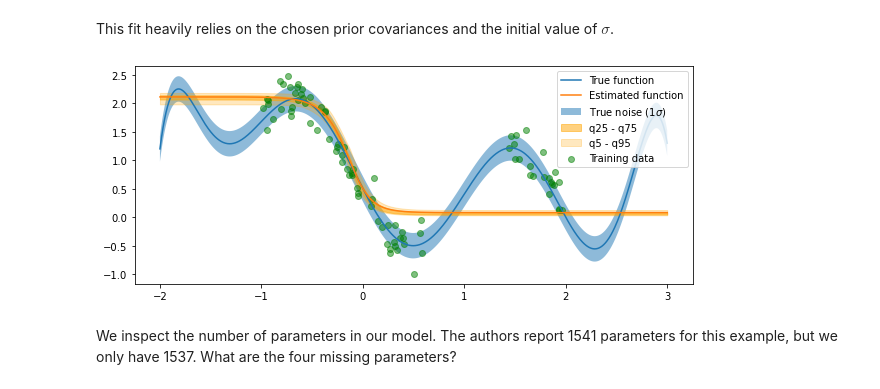
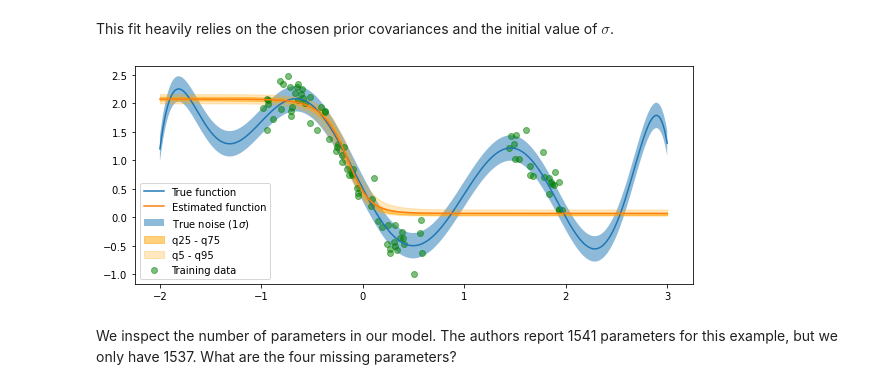
Before and after one commit to ltdung/WHVI, a Jupyter notebook: experiments/Toy example.ipynb, the cells around one changed output. Saved outputs shown, nothing was run; the diff lists cells and outputs as text; code cells hidden in the pictures.

```diff
--- a/experiments/Toy example.ipynb
+++ b/experiments/Toy example.ipynb
@@ -188,8 +160,8 @@ plt.show()
 
 We first check that our model with WHVI layers achieves a good fit without the KL term. We expect the fit to be similar to the non-Bayesian variant, but slightly worse due to sampling and not pure optimization.
 # %%
-from networks import WHVIRegression
-from layers import WHVILinear
+from src.networks import WHVIRegression
+from src.layers import WHVILinear
 
 model = WHVIRegression([
     WHVILinear(1, 128),
@@ -197,12 +169,12 @@ model = WHVIRegression([
     WHVILinear(128, 128),
     nn.Sigmoid(),
     WHVILinear(128, 1)
-])
+], sigma=5.0)
 model = model.to(device)
 optimizer = optim.Adam(model.parameters(), lr=lambda0)
 scheduler = optim.lr_scheduler.LambdaLR(optimizer, lambda t: (1 + gamma * t) ** (-p))
 # %%
-model.train_model(data_loader, optimizer, scheduler, epochs1=500, epochs2=500, ignore_kl=True)
+model.train_model(data_loader, optimizer, scheduler, epochs1=500, epochs2=50000, ignore_kl=True)
 # %% [markdown]
 The model achieves a decent fit in comparison to the previous non-Bayesian experiments, as can be seen on the plot below.
 # %%
@@ -247,7 +220,7 @@ model = WHVIRegression([
 model = model.to(device)
 optimizer = optim.Adam(model.parameters(), lr=lambda0)
 scheduler = optim.lr_scheduler.LambdaLR(optimizer, lambda t: (1 + gamma * t) ** (-p))
-model.train_model(data_loader, optimizer, scheduler, epochs1=500, epochs2=50000, ignore_kl=False)
+model.train_model(data_loader, optimizer, scheduler, epochs1=500, epochs2=200000, ignore_kl=False)
 # %%
 y_pred = model(x_test)
 quantiles = torch.stack([
@@ -269,35 +242,36 @@ ax.fill_between(
     x_test.cpu().numpy().ravel(),
     f(x_test.cpu()).ravel() + np.sqrt(np.exp(-3)),
     f(x_test.cpu()).ravel() - np.sqrt(np.exp(-3)),
     alpha=0.5,
     label='True noise (1$\sigma$)'
 )
 ax.plot(
     x_test.detach().cpu().numpy().ravel(),
     y_pred.mean(dim=2).detach().cpu().numpy().ravel(),
     label='Estimated function'
 )
 plt.fill_between(
     x_test.cpu().numpy().ravel(),
     quantiles[:, 2],
     quantiles[:, 3],
     label='q25 - q75',
     alpha=0.5,
     color='orange'
 )
 plt.fill_between(
     x_test.cpu().numpy().ravel(),
     quantiles[:, 0],
     quantiles[:, 1],
     label='q5 - q95',
     alpha=0.25,
     color='orange'
 )
 plt.scatter(x, y, alpha=0.5, label='Training data', color='green')
-plt.legend(loc='upper right')
+plt.legend(loc='lower left')
+# plt.savefig('bayesian-fit-with-kl.pdf')
 plt.show()
 # %% [output]
-[figure, old version]
+[figure, new version]
 # %% [markdown]
 We inspect the number of parameters in our model. The authors report 1541 parameters for this example, but we only have 1537. What are the four missing parameters?
 # %%
```
Also changed, not shown: parts of 10 cells of this notebook, 1 other file.
